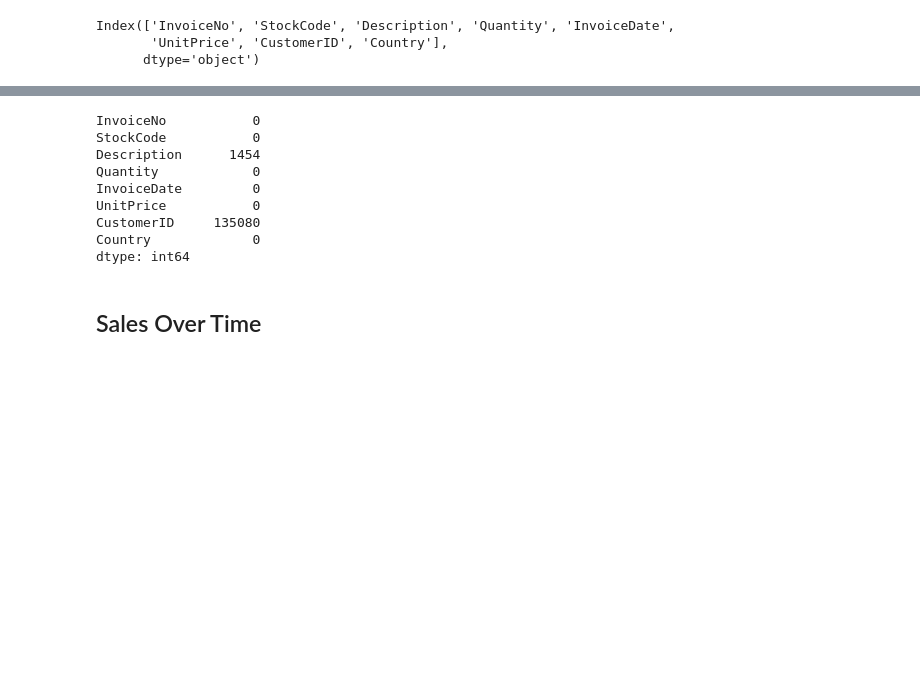
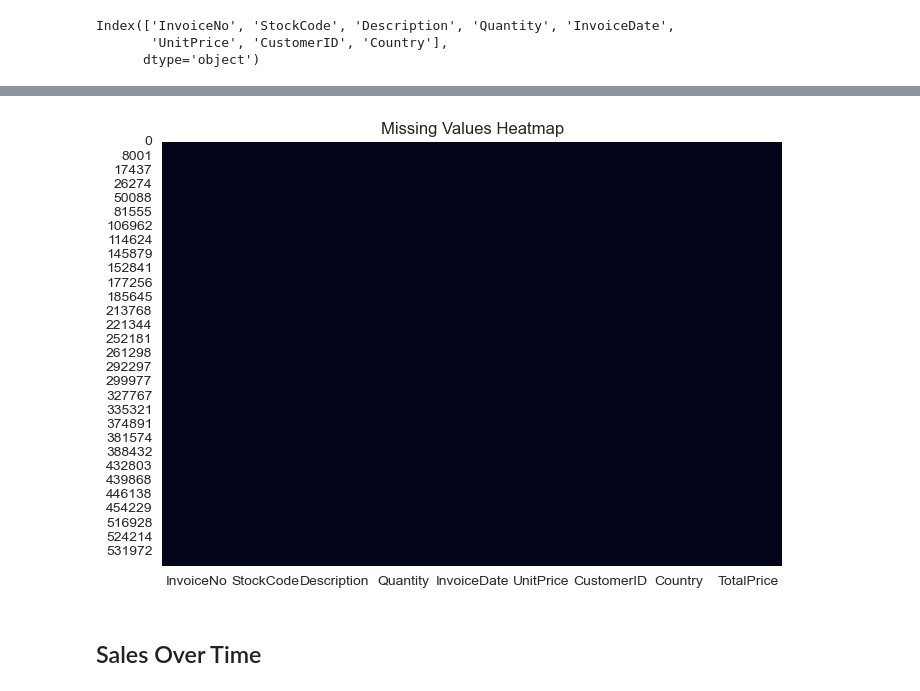
Before and after one commit to EssisDez/marketing_analytics_ai_project, a Jupyter notebook: notebooks/EDA.ipynb, the cells around one changed output, grey strips where cells are left out. Saved outputs shown, nothing was run; the diff lists cells and outputs as text; code cells hidden in the pictures; blank space fills up the shorter version.

```diff
--- a/notebooks/EDA.ipynb
+++ b/notebooks/EDA.ipynb
@@ -15,5 +34,10 @@ plt.style.use("seaborn-v0_8")
 # %%
-# Load the dataset
-data = pd.read_csv("../data/OnlineRetailDataSet.csv", encoding="utf-8-sig", parse_dates=["InvoiceDate"])
-data.head()
+#Load Dataset
+
+# Load CSV
+data = pd.read_csv("../data/OnlineRetailDataSet.csv", encoding='utf-8-sig')
+
+# Quick overview
+print(data.head())
+print(data.info())
 # %% [output]
@@ -25,0 +63,22 @@ data.head()
+# %%
+
+
+# Convert InvoiceDate to datetime safely
+data['InvoiceDate'] = pd.to_datetime(data['InvoiceDate'], dayfirst=True, errors='coerce')
+
+# Drop invalid dates
+data = data.dropna(subset=['InvoiceDate'])
+
+# Remove cancelled orders (InvoiceNo starting with 'C')
+data = data[~data['InvoiceNo'].str.startswith('C')]
+
+# Drop rows with missing CustomerID
+data = data.dropna(subset=['CustomerID'])
+
+# Add TotalPrice column
+data['TotalPrice'] = data['Quantity'] * data['UnitPrice']
+
+
+
+# Check shape
+data.shape
@@ -55,17 +133,13 @@ max     80995.000000   38970.000000   18287.000000
 # %%
 #Missing Values Check
 
-data.isnull().sum()
+(data.isnull().sum() / len(data) * 100).sort_values(ascending=False)
+
+sns.heatmap(data.isnull(), cbar=False)
+plt.title("Missing Values Heatmap")
+plt.show()
 # %% [output]
-InvoiceNo           0
-StockCode           0
-Description      1454
-Quantity            0
-InvoiceDate         0
-UnitPrice           0
-CustomerID     135080
-Country             0
-dtype: int64
+[figure, added]
 # %% [markdown]
 ## Sales Over Time
 # %%
```
Also changed, not shown: parts of 16 cells of this notebook, 2 other files.
